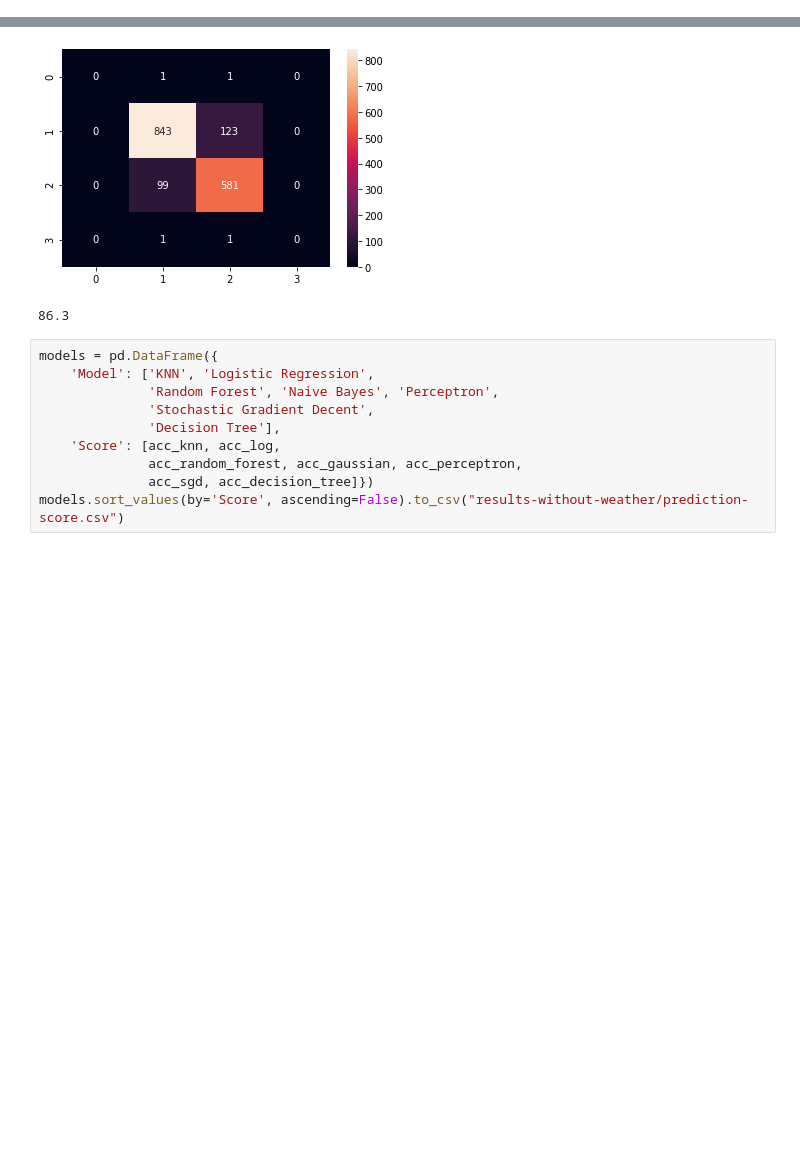
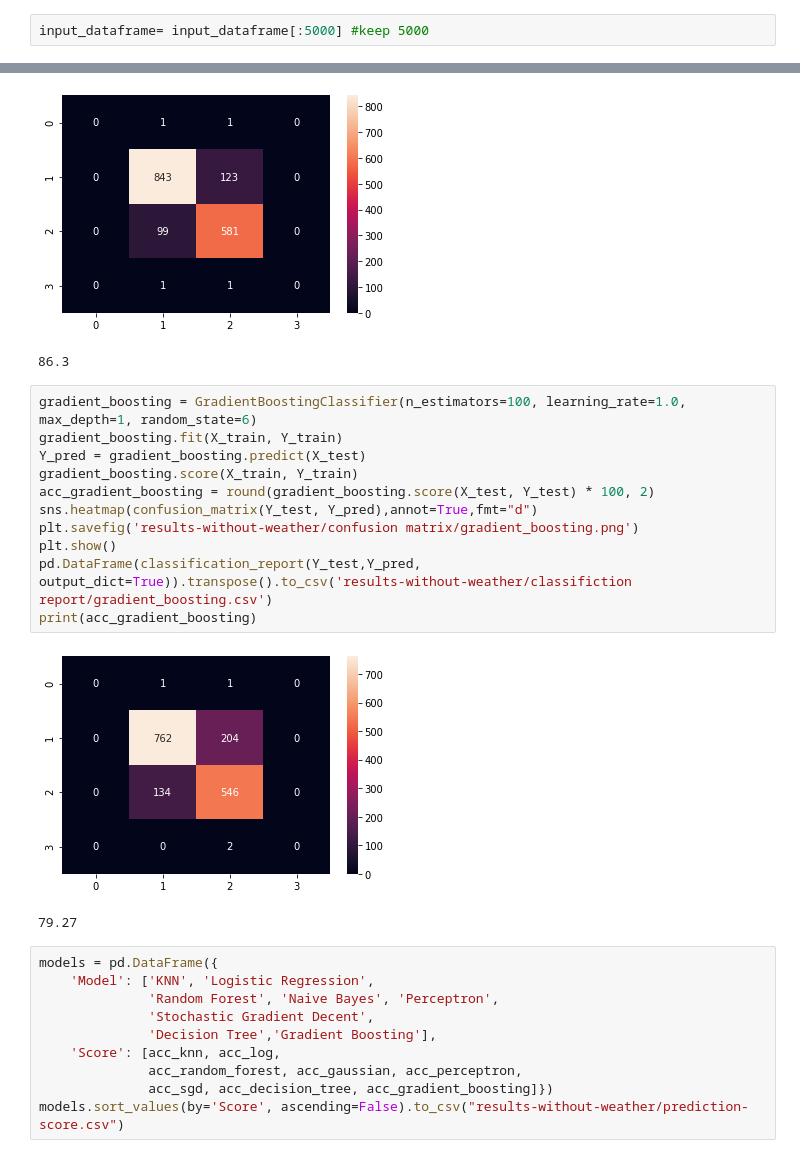
Before and after one commit to shekharchalise/road-accidents-data-analysis, a Jupyter notebook: prediction_without_weather.ipynb, the cells around one changed output, grey strips where cells are left out. Drawn from its saved outputs; the diff is of its cells as text; blank space fills up the shorter version.

Commit message:
added gradient boosting algorithm

```diff
--- a/prediction_without_weather.ipynb
+++ b/prediction_without_weather.ipynb
@@ -36 +36,3 @@ Y = input_dataframe.Severity.values
+# %%
+input_dataframe= input_dataframe[:5000] #keep 5000
 # %%
@@ -173,13 +176,27 @@ print(acc_random_forest)
 # %% [output]
 [figure]
 86.3
+# %%
+gradient_boosting = GradientBoostingClassifier(n_estimators=100, learning_rate=1.0, max_depth=1, random_state=6)
+gradient_boosting.fit(X_train, Y_train)
+Y_pred = gradient_boosting.predict(X_test)
+gradient_boosting.score(X_train, Y_train)
+acc_gradient_boosting = round(gradient_boosting.score(X_test, Y_test) * 100, 2)
+sns.heatmap(confusion_matrix(Y_test, Y_pred),annot=True,fmt="d")
+plt.savefig('results-without-weather/confusion matrix/gradient_boosting.png')
+plt.show()
+pd.DataFrame(classification_report(Y_test,Y_pred, output_dict=True)).transpose().to_csv('results-without-weather/classifiction report/gradient_boosting.csv')
+print(acc_gradient_boosting)
+# %% [output]
+[figure, added]
+79.27
 # %%
 models = pd.DataFrame({
     'Model': ['KNN', 'Logistic Regression',
               'Random Forest', 'Naive Bayes', 'Perceptron',
               'Stochastic Gradient Decent',
-              'Decision Tree'],
+              'Decision Tree','Gradient Boosting'],
     'Score': [acc_knn, acc_log,
               acc_random_forest, acc_gaussian, acc_perceptron,
-              acc_sgd, acc_decision_tree]})
+              acc_sgd, acc_decision_tree, acc_gradient_boosting]})
 models.sort_values(by='Score', ascending=False).to_csv("results-without-weather/prediction-score.csv")
```
Also changed, not shown: parts of 4 cells of this notebook, 3 other files.
